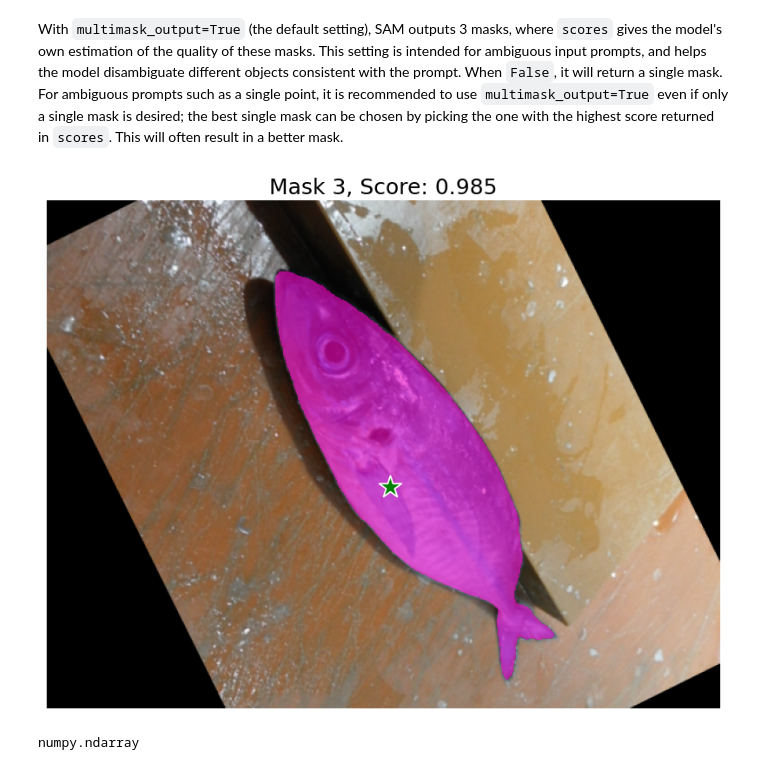
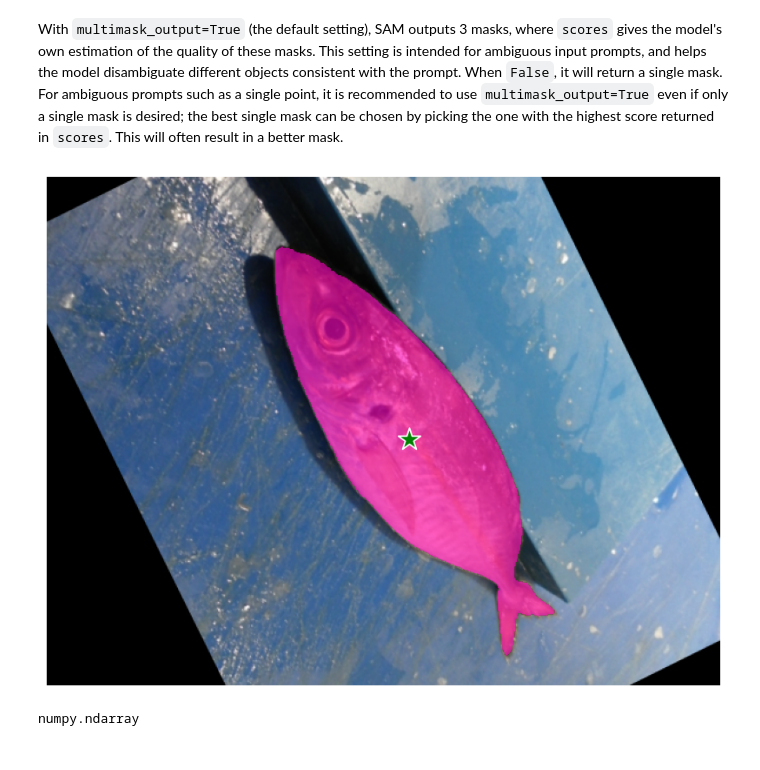
Before and after one commit to ana-bernal/P7_preuve-concept, a Jupyter notebook: 01_exploration.ipynb, the cells around one changed output. Drawn from its saved outputs; the diff is of its cells as text; code cells hidden in the pictures.

```diff
--- a/01_exploration.ipynb
+++ b/01_exploration.ipynb
@@ -146,6 +156,6 @@ def show_box(box, ax):
 # %%
-sample_img = dataset['Hourse_Mackerel']['imgs'][0]
-sample_gt = dataset['Hourse_Mackerel']['gt'][0]
+sample_img = dataset['Shrimp']['imgs'][5]
+sample_gt = dataset['Shrimp']['gt'][5]
 
 plt.figure(figsize=(10,10))
 plt.imshow(sample_img)
@@ -170,10 +184,10 @@ device = "cuda"
 sam = sam_model_registry[model_type](checkpoint=sam_checkpoint)
 sam.to(device=device)
 
-predictor = SamPredictor(sam)
+predictor_SAM = SamPredictor(sam)
 # %% [markdown]
 Process the image to produce an image embedding by calling `SamPredictor.set_image`. `SamPredictor` remembers this embedding and will use it for subsequent mask prediction.
 # %%
-predictor.set_image(sample_img)
+predictor_SAM.set_image(sample_img)
 # %% [markdown]
 To select the fish, choose a point on it. Points are input to the model in (x,y) format and come with labels 1 (foreground point) or 0 (background point). Multiple points can be input; here we use only one. The chosen point will be shown as a star on the image.
@@ -180,5 +198,6 @@ To select the fish, choose a point on it. Points are input to the model in (x,y)
 # %%
-input_point = np.array([[300, 250]])
+input_point = np.array([list(clicks_list[0].coords)[::-1]])
+# input_point = clicks_list[0].coords
 input_label = np.array([1])
 # %%
 plt.figure(figsize=(10,10))
@@ -217,14 +236,14 @@ mask = masks[np.argmax(scores)]
 # %%
 plt.figure(figsize=(10,10))
 plt.imshow(sample_img)
 
 show_mask(mask, plt.gca())
 show_points(input_point, input_label, plt.gca())
-plt.title(f"Mask {i+1}, Score: {score:.3f}", fontsize=18)
+# plt.title(f"Mask {i+1}, Score: {score:.3f}", fontsize=18)
 plt.axis('off')
 plt.show()
 # %% [output]
-[figure, old version]
+[figure, new version]
 # %%
 type(mask)
 # %% [output]
```
Also changed, not shown: parts of 33 cells of this notebook.
